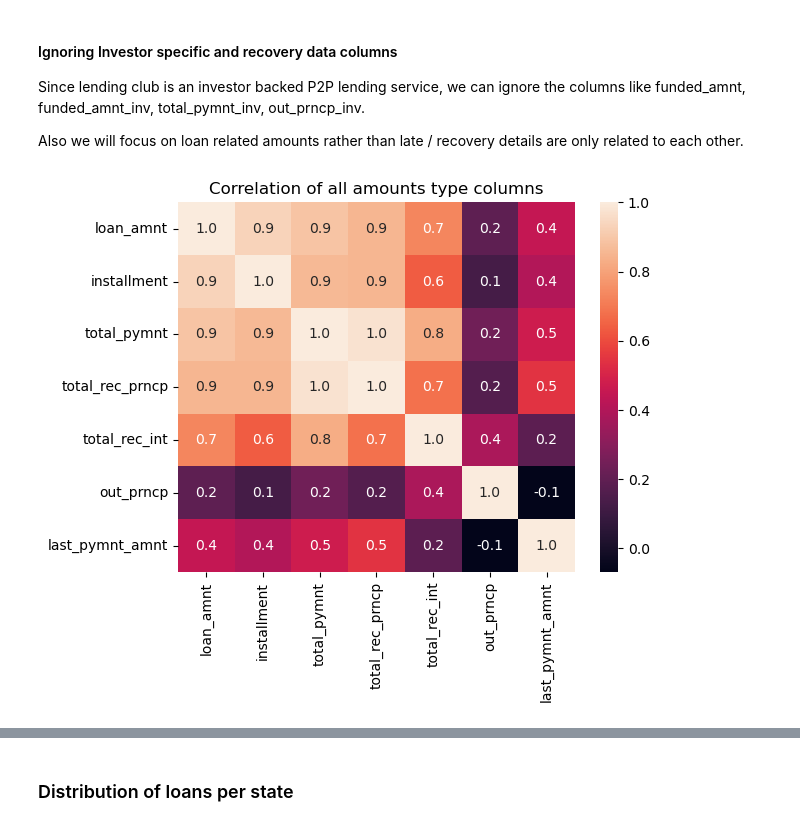
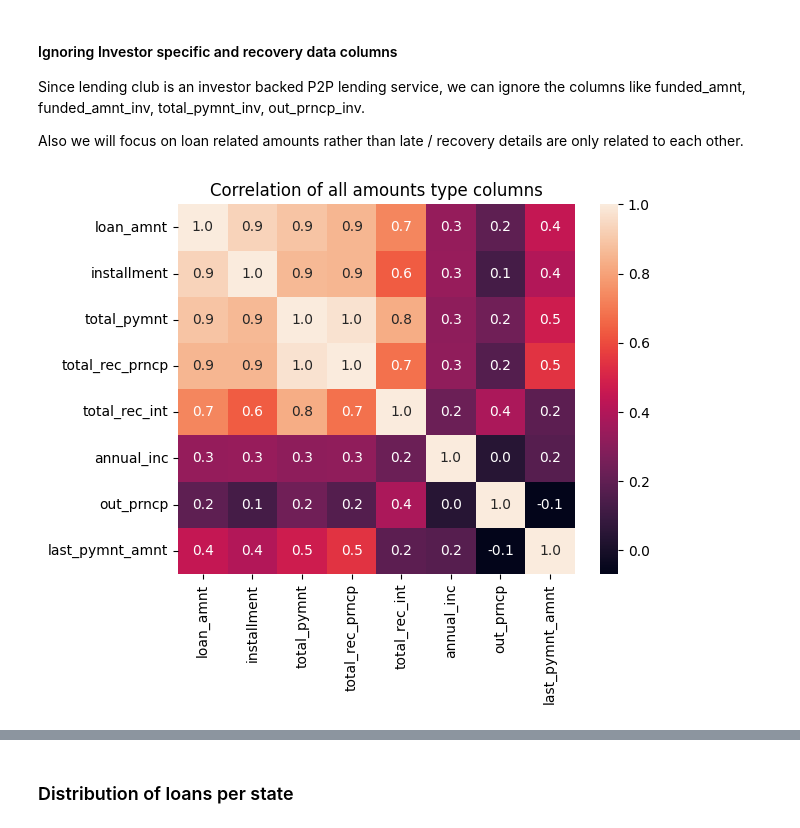
Before and after one commit to maniteja6799/lending_club_eda, a Jupyter notebook: CaseStudy_Loans_EDA.ipynb, the cells around one changed output, grey strips where cells are left out. Drawn from its saved outputs; the diff is of its cells as text; code cells hidden in the pictures.

```diff
--- a/CaseStudy_Loans_EDA.ipynb
+++ b/CaseStudy_Loans_EDA.ipynb
@@ -326,12 +326,12 @@ Since lending club is an investor backed P2P lending service, we can ignore the
 
 Also we will focus on loan related amounts rather than late / recovery details are only related to each other.
 # %%
-c = loan_data_df[['loan_amnt',  'installment', 'total_pymnt',  'total_rec_prncp', 'total_rec_int',
+c = loan_data_df[['loan_amnt',  'installment', 'total_pymnt',  'total_rec_prncp', 'total_rec_int', 'annual_inc',
                   'out_prncp',
 
                   'last_pymnt_amnt']].corr()
 plt.title("Correlation of all amounts type columns")
 sns.heatmap(c, annot=True, fmt=".1f")
 plt.show()
 # %% [output]
-[figure, old version]
+[figure, new version]
```
Also changed, not shown: parts of 12 cells of this notebook.
